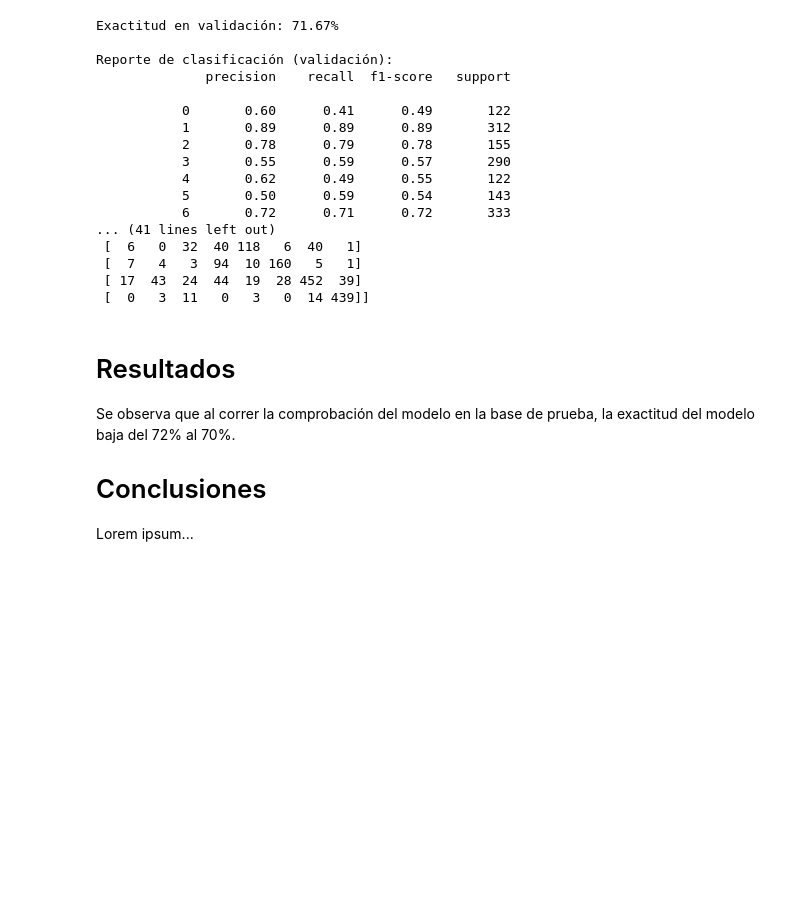
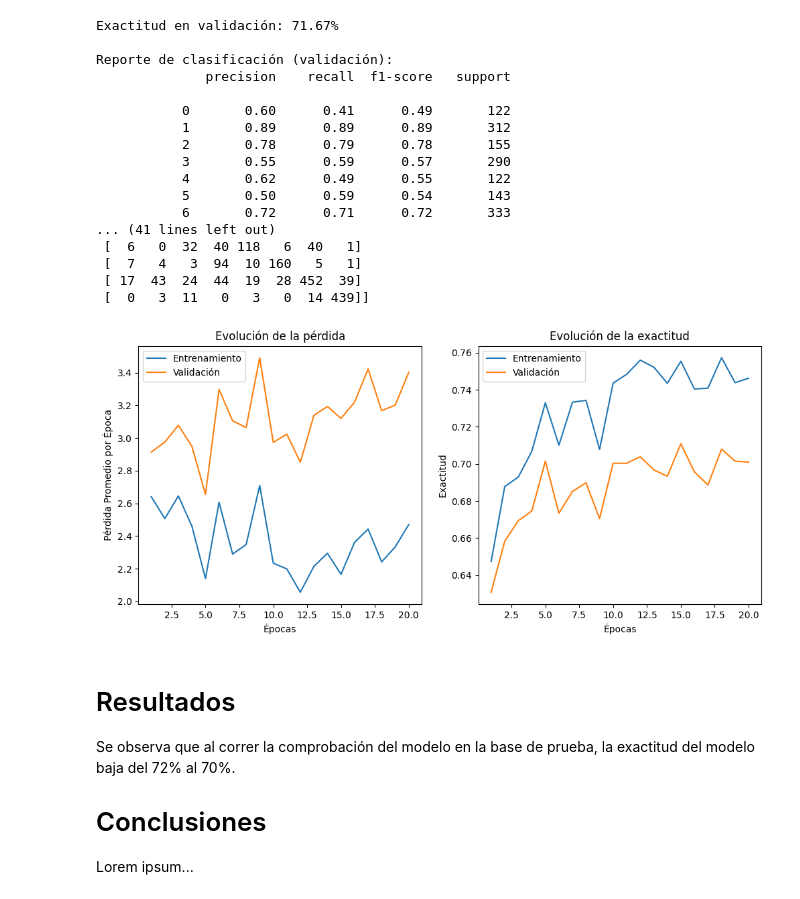
Before and after one commit to gapalfaro-cmyk/Proyecto-de-fin-de-modulo-7---Alfaro-Badillo-Cruz-Perez-Rupit, a Jupyter notebook: Programacion.ipynb, the cells around one changed output. Drawn from its saved outputs; the diff is of its cells as text; code cells hidden in the pictures; blank space fills up the shorter version.

```diff
--- a/Programacion.ipynb
+++ b/Programacion.ipynb
@@ -567,6 +559,74 @@ Reporte de clasificación (validación):
  [  7   4   3  94  10 160   5   1]
  [ 17  43  24  44  19  28 452  39]
  [  0   3  11   0   3   0  14 439]]
+# %%
+from sklearn.metrics import log_loss, accuracy_score
+
+# Inicializar modelo SGD para regresión logística
+sgd_model = SGDClassifier(
+    loss="log_loss",
+    penalty="l2",
+    learning_rate="constant",
+    eta0=0.01,
+    max_iter=1,        # entrenaremos manualmente con partial_fit
+    warm_start=True,
+    random_state=42
+)
+
+# Inicializar listas para guardar métricas
+train_losses = []
+val_losses = []
+train_accuracies = []
+val_accuracies = []
+
+# Entrenamiento manual por épocas
+num_epochs = 20
+classes = np.unique(y_train)
+
+for epoch in range(num_epochs):
+    # Entrenar una época
+    sgd_model.partial_fit(X_train_scaled, y_train.ravel(), classes=classes)
+
+    # Predicciones
+    y_train_pred = sgd_model.predict_proba(X_train_scaled)
+    y_val_pred   = sgd_model.predict_proba(X_val_scaled)
+
+    # Calcular pérdidas (log loss)
+    train_loss = log_loss(y_train, y_train_pred)
+    val_loss   = log_loss(y_val, y_val_pred)
+
+    # Calcular exactitud
+    train_acc = accuracy_score(y_train, np.argmax(y_train_pred, axis=1))
+    val_acc   = accuracy_score(y_val, np.argmax(y_val_pred, axis=1))
+
+    # Guardar métricas
+    train_losses.append(train_loss)
+    val_losses.append(val_loss)
+    train_accuracies.append(train_acc)
+    val_accuracies.append(val_acc)
+
+# Graficar evolución de la pérdida
+plt.figure(figsize=(12,5))
+plt.subplot(1,2,1)
+plt.plot(range(1, num_epochs+1), train_losses, label="Entrenamiento")
+plt.plot(range(1, num_epochs+1), val_losses, label="Validación")
+plt.xlabel("Épocas")
+plt.ylabel("Pérdida Promedio por Época")
+plt.title("Evolución de la pérdida")
+plt.legend()
+
+# Graficar evolución de la exactitud
+plt.subplot(1,2,2)
+plt.plot(range(1, num_epochs+1), train_accuracies, label="Entrenamiento")
+plt.plot(range(1, num_epochs+1), val_accuracies, label="Validación")
+plt.xlabel("Épocas")
+plt.ylabel("Exactitud")
+plt.title("Evolución de la exactitud")
+plt.legend()
+
+plt.show()
+# %% [output]
+[figure, added]
 # %% [markdown]
 # Resultados
 Se observa que al correr la comprobación del modelo en la base de prueba, la exactitud del modelo baja del 72% al 70%.
```
Also changed, not shown: parts of 8 cells of this notebook.
